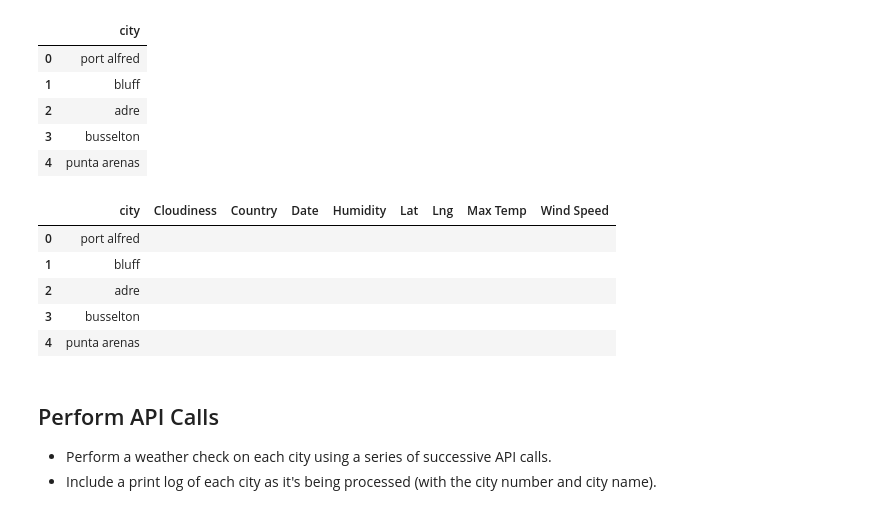
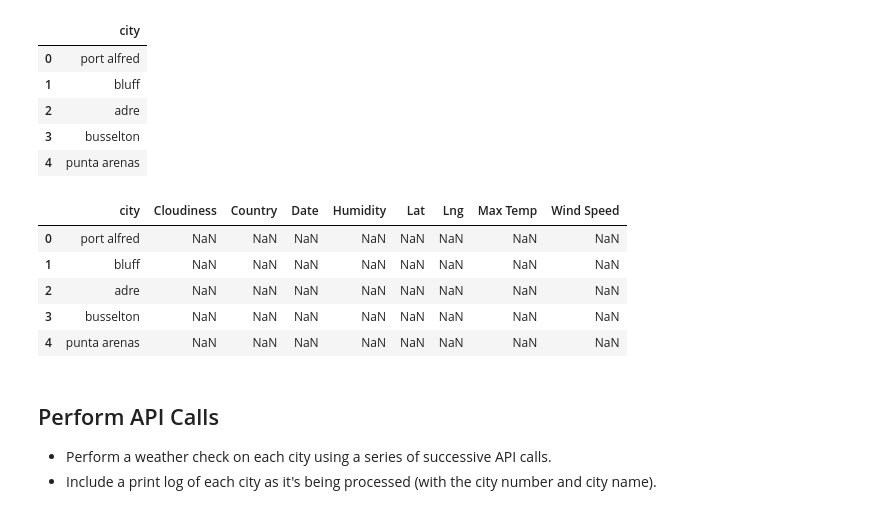
Before and after one commit to ajcascella/API_homework, a Jupyter notebook: Instructions/starter_code/WeatherPy_AJC.ipynb, the cells around one changed output. Saved outputs shown, nothing was run; the diff lists cells and outputs as text; code cells hidden in the pictures.

```diff
--- a/Instructions/starter_code/WeatherPy_AJC.ipynb
+++ b/Instructions/starter_code/WeatherPy_AJC.ipynb
@@ -57,22 +57,22 @@ cities_df.head()
 | 4 | punta arenas |
 # %%
 # Add columns to cities dataframe
-cities_df["Cloudiness"] = ""
-cities_df["Country"] = ""
-cities_df["Date"] = ""
-cities_df["Humidity"] = ""
-cities_df["Lat"] = ""
-cities_df["Lng"] = ""
-cities_df["Max Temp"] = ""
-cities_df["Wind Speed"] = ""
+cities_df["Cloudiness"] = np.nan
+cities_df["Country"] = np.nan
+cities_df["Date"] = np.nan
+cities_df["Humidity"] = np.nan
+cities_df["Lat"] = np.nan
+cities_df["Lng"] = np.nan
+cities_df["Max Temp"] = np.nan
+cities_df["Wind Speed"] = np.nan
 cities_df.head()
 # %% [output]
 |  | city | Cloudiness | Country | Date | Humidity | Lat | Lng | Max Temp | Wind Speed |
-| 0 | port alfred |  |  |  |  |  |  |  |  |
-| 1 | bluff |  |  |  |  |  |  |  |  |
-| 2 | adre |  |  |  |  |  |  |  |  |
-| 3 | busselton |  |  |  |  |  |  |  |  |
-| 4 | punta arenas |  |  |  |  |  |  |  |  |
+| 0 | port alfred | NaN | NaN | NaN | NaN | NaN | NaN | NaN | NaN |
+| 1 | bluff | NaN | NaN | NaN | NaN | NaN | NaN | NaN | NaN |
+| 2 | adre | NaN | NaN | NaN | NaN | NaN | NaN | NaN | NaN |
+| 3 | busselton | NaN | NaN | NaN | NaN | NaN | NaN | NaN | NaN |
+| 4 | punta arenas | NaN | NaN | NaN | NaN | NaN | NaN | NaN | NaN |
 # %% [markdown]
 ## Perform API Calls
 -  Perform a weather check on each city using a series of successive API calls.
```
Also changed, not shown: parts of 14 cells of this notebook, 1 other file.
